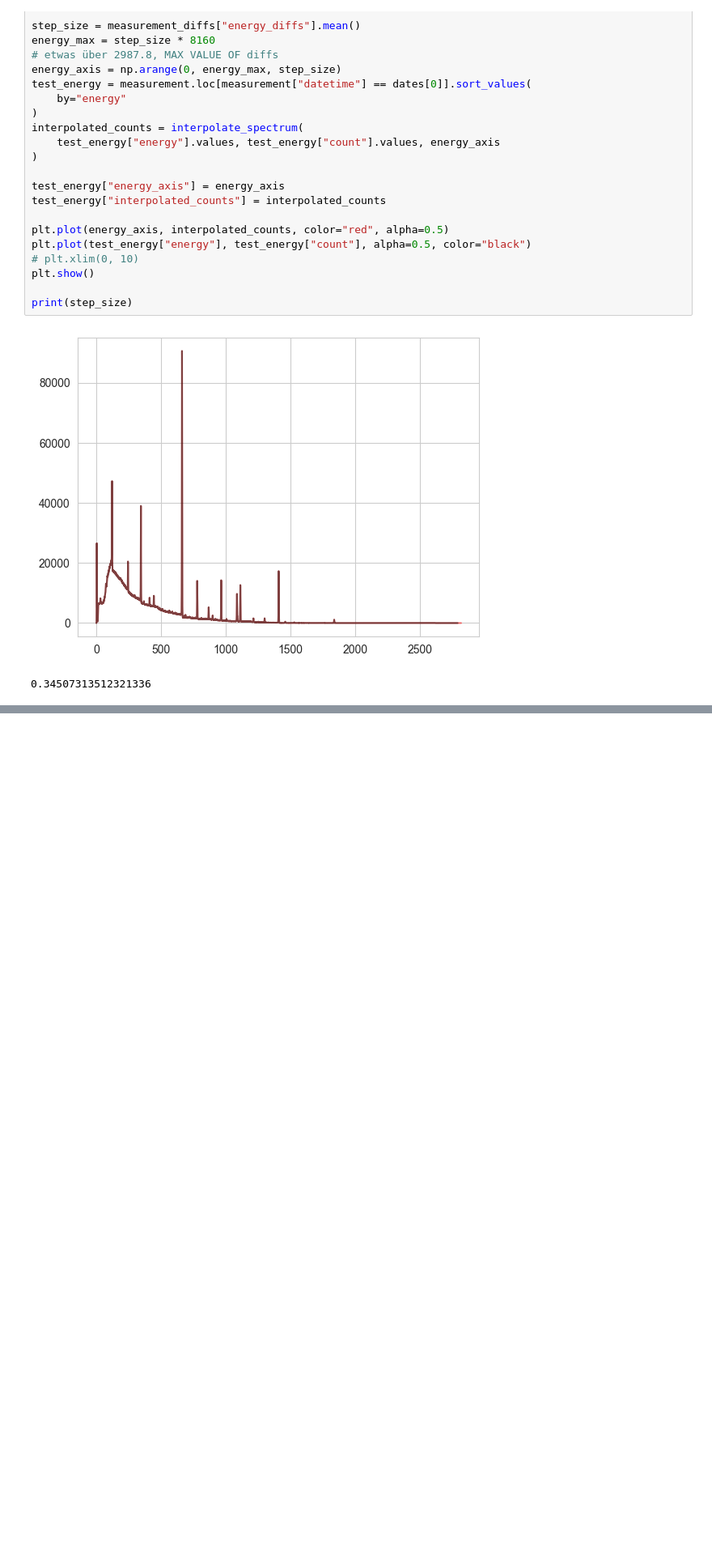
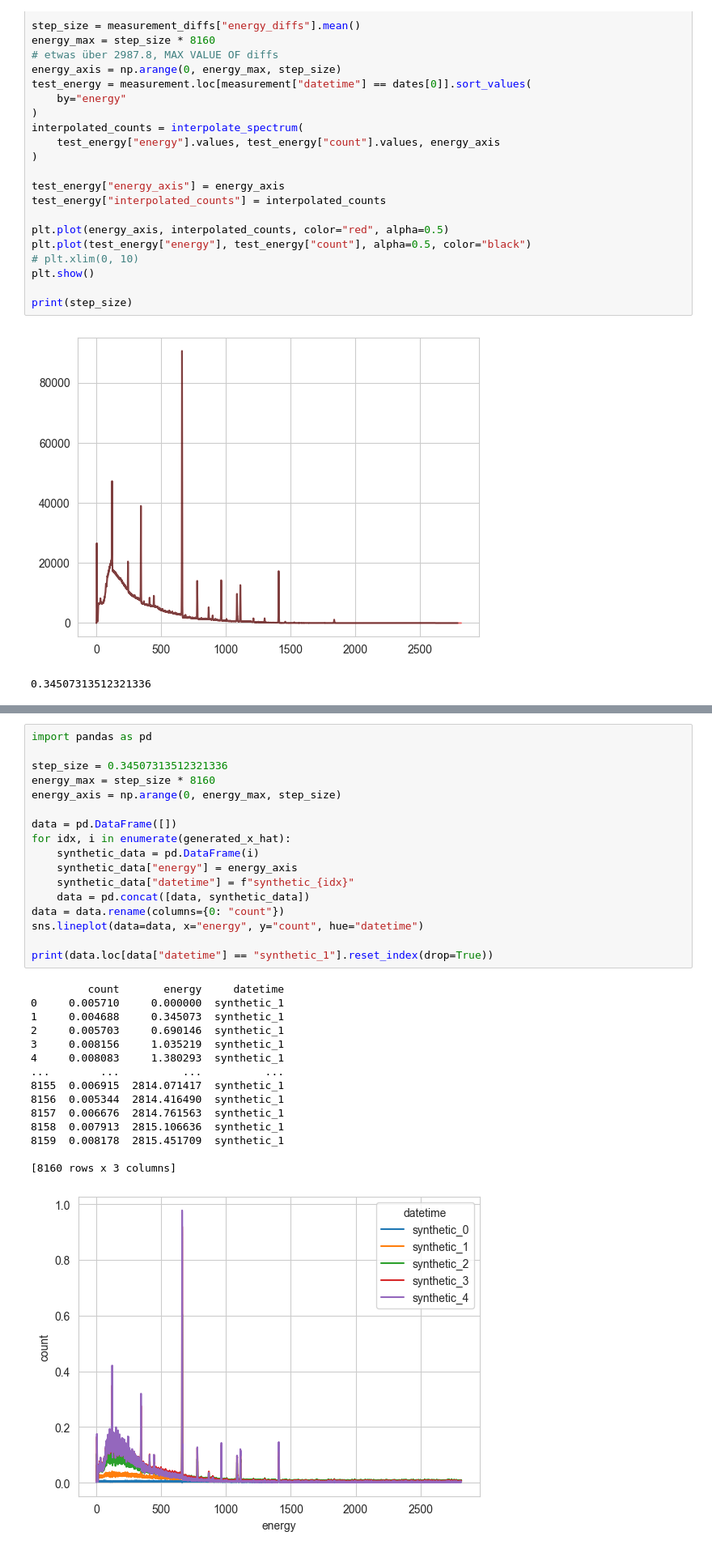
Before and after one commit to VitaliKStud/nuclide-identification, a Jupyter notebook: data_analysis.ipynb, the cells around one changed output, grey strips where cells are left out. Shown: that part at 81% size. Saved outputs shown, nothing was run; the diff lists cells and outputs as text; blank space fills up the shorter version.

```diff
--- a/data_analysis.ipynb
+++ b/data_analysis.ipynb
@@ -243,0 +269,33 @@ print(step_size)
+# %%
+import pandas as pd
+
+step_size = 0.34507313512321336
+energy_max = step_size * 8160
+energy_axis = np.arange(0, energy_max, step_size)
+
+data = pd.DataFrame([])
+for idx, i in enumerate(generated_x_hat):
+    synthetic_data = pd.DataFrame(i)
+    synthetic_data["energy"] = energy_axis
+    synthetic_data["datetime"] = f"synthetic_{idx}"
+    data = pd.concat([data, synthetic_data])
+data = data.rename(columns={0: "count"})
+sns.lineplot(data=data, x="energy", y="count", hue="datetime")
+
+print(data.loc[data["datetime"] == "synthetic_1"].reset_index(drop=True))
+# %% [output]
+         count       energy     datetime
+0     0.005710     0.000000  synthetic_1
+1     0.004688     0.345073  synthetic_1
+2     0.005703     0.690146  synthetic_1
+3     0.008156     1.035219  synthetic_1
+4     0.008083     1.380293  synthetic_1
+...        ...          ...          ...
+8155  0.006915  2814.071417  synthetic_1
+8156  0.005344  2814.416490  synthetic_1
+8157  0.006676  2814.761563  synthetic_1
+8158  0.007913  2815.106636  synthetic_1
+8159  0.008178  2815.451709  synthetic_1
+
+[8160 rows x 3 columns]
+[figure, added]
```
Also changed, not shown: parts of 5 cells of this notebook, 27 other files.
